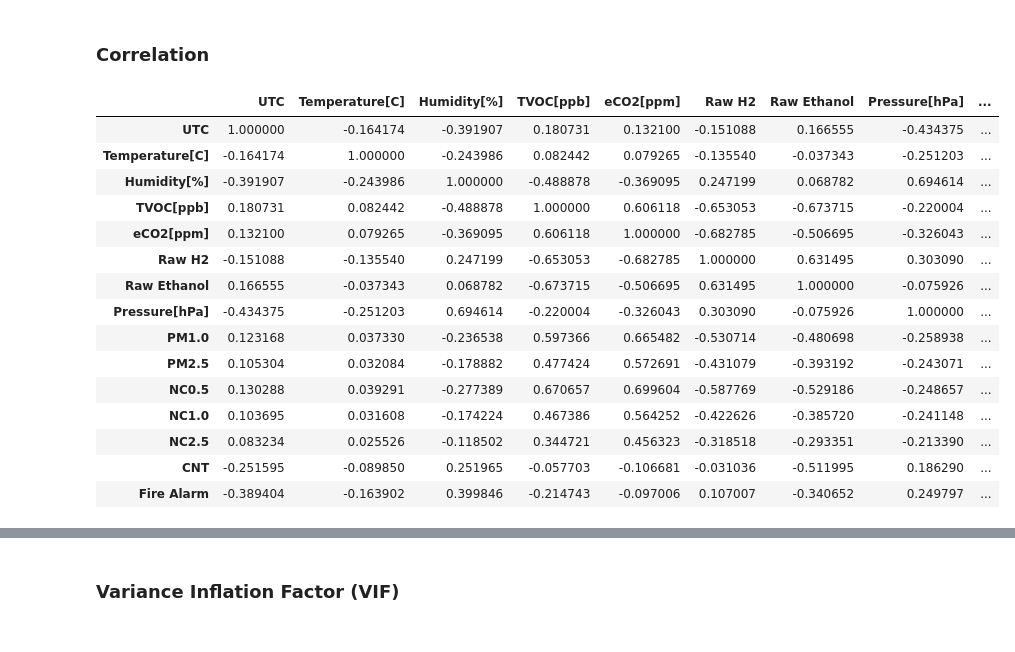
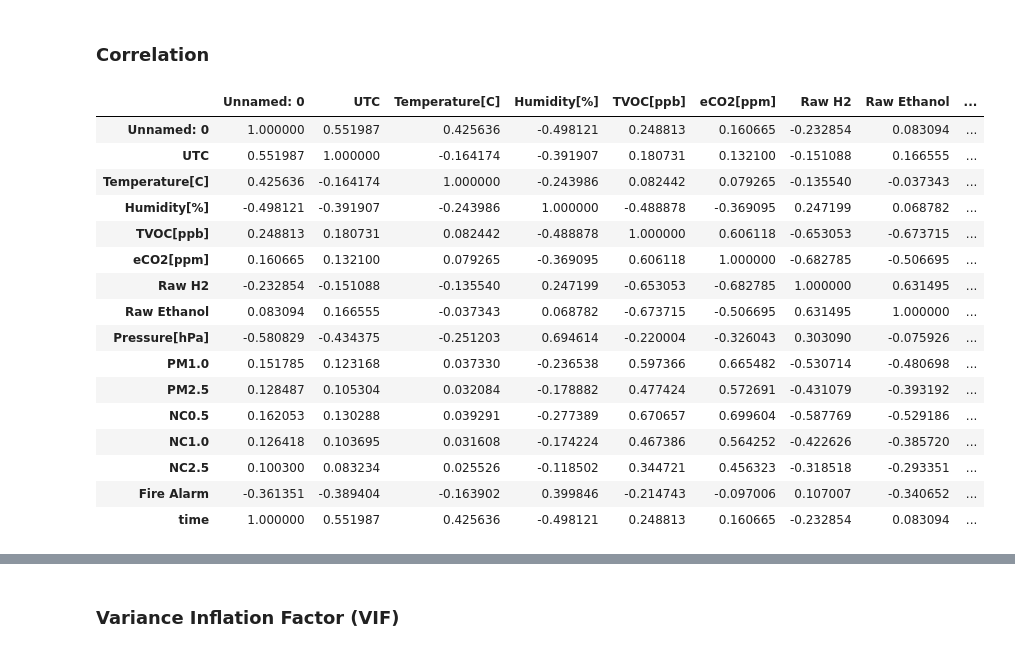
Before and after one commit to katie-q-ch/smoke-detector-project, a Jupyter notebook: SmokeDectector.ipynb, the cells around one changed output, grey strips where cells are left out. Cells and saved outputs as stored; diff of their text form; code cells hidden in the pictures.

```diff
--- a/SmokeDectector.ipynb
+++ b/SmokeDectector.ipynb
@@ -57,6 +84,7 @@ The dataset features in detail:
 # %%
-df_all = pd.read_csv("smoke_detection_iot.csv")
-df_all
+# First we load the data into a pandas df and do some initial discoveries
+df_smoke_detection= pd.read_csv ("smoke_detection_iot.csv")
+df_smoke_detection.head()
 # %% [output]
 |  | Unnamed: 0 | UTC | Temperature[C] | Humidity[%] | TVOC[ppb] | eCO2[ppm] | Raw H2 | Raw Ethanol | ... |
 | 0 | 0 | 1654733331 | 20.000 | 57.36 | 0 | 400 | 12306 | 18520 | ... |
@@ -76,0 +99,8 @@ df = df_all.drop(['Unnamed: 0'], axis=1)
+# %%
+#convert datetime to epoch/unix time
+df_smoke_detection['time_diff'] = 1
+df_smoke_detection['time'] =df_smoke_detection.time_diff.cumsum()
+# Delete columns with no significance
+df_smoke_detection.pop('time_diff')
+df_smoke_detection.pop('CNT')
+df_smoke_detection.head()
@@ -117,0 +134,10 @@ df.describe().transpose()
+# %%
+#convert all int variables to float
+df_smoke_detection['TVOC[ppb]']=df_smoke_detection['TVOC[ppb]'].astype('float64')
+df_smoke_detection['eCO2[ppm]']=df_smoke_detection['eCO2[ppm]'].astype('float64')
+df_smoke_detection['Raw H2']=df_smoke_detection['Raw H2'].astype('float64')
+df_smoke_detection['Raw Ethanol']=df_smoke_detection['Raw Ethanol'].astype('float64')
+df_smoke_detection['Fire Alarm']=df_smoke_detection['Fire Alarm'].astype('float64')
+df_smoke_detection['time']=df_smoke_detection['time'].astype('float64')
+
+df_smoke_detection.dtypes
@@ -154,22 +224,23 @@ df.duplicated().sum()
 # %% [markdown]
 ### Correlation
 # %%
-df.corr()
+df_smoke_detection.corr()
 # %% [output]
-|  | UTC | Temperature[C] | Humidity[%] | TVOC[ppb] | eCO2[ppm] | Raw H2 | Raw Ethanol | Pressure[hPa] | ... |
-| UTC | 1.000000 | -0.164174 | -0.391907 | 0.180731 | 0.132100 | -0.151088 | 0.166555 | -0.434375 | ... |
-| Temperature[C] | -0.164174 | 1.000000 | -0.243986 | 0.082442 | 0.079265 | -0.135540 | -0.037343 | -0.251203 | ... |
-| Humidity[%] | -0.391907 | -0.243986 | 1.000000 | -0.488878 | -0.369095 | 0.247199 | 0.068782 | 0.694614 | ... |
-| TVOC[ppb] | 0.180731 | 0.082442 | -0.488878 | 1.000000 | 0.606118 | -0.653053 | -0.673715 | -0.220004 | ... |
-| eCO2[ppm] | 0.132100 | 0.079265 | -0.369095 | 0.606118 | 1.000000 | -0.682785 | -0.506695 | -0.326043 | ... |
-| Raw H2 | -0.151088 | -0.135540 | 0.247199 | -0.653053 | -0.682785 | 1.000000 | 0.631495 | 0.303090 | ... |
-| Raw Ethanol | 0.166555 | -0.037343 | 0.068782 | -0.673715 | -0.506695 | 0.631495 | 1.000000 | -0.075926 | ... |
-| Pressure[hPa] | -0.434375 | -0.251203 | 0.694614 | -0.220004 | -0.326043 | 0.303090 | -0.075926 | 1.000000 | ... |
-| PM1.0 | 0.123168 | 0.037330 | -0.236538 | 0.597366 | 0.665482 | -0.530714 | -0.480698 | -0.258938 | ... |
-| PM2.5 | 0.105304 | 0.032084 | -0.178882 | 0.477424 | 0.572691 | -0.431079 | -0.393192 | -0.243071 | ... |
-| NC0.5 | 0.130288 | 0.039291 | -0.277389 | 0.670657 | 0.699604 | -0.587769 | -0.529186 | -0.248657 | ... |
-| NC1.0 | 0.103695 | 0.031608 | -0.174224 | 0.467386 | 0.564252 | -0.422626 | -0.385720 | -0.241148 | ... |
-| NC2.5 | 0.083234 | 0.025526 | -0.118502 | 0.344721 | 0.456323 | -0.318518 | -0.293351 | -0.213390 | ... |
-| CNT | -0.251595 | -0.089850 | 0.251965 | -0.057703 | -0.106681 | -0.031036 | -0.511995 | 0.186290 | ... |
-| Fire Alarm | -0.389404 | -0.163902 | 0.399846 | -0.214743 | -0.097006 | 0.107007 | -0.340652 | 0.249797 | ... |
+|  | Unnamed: 0 | UTC | Temperature[C] | Humidity[%] | TVOC[ppb] | eCO2[ppm] | Raw H2 | Raw Ethanol | ... |
+| Unnamed: 0 | 1.000000 | 0.551987 | 0.425636 | -0.498121 | 0.248813 | 0.160665 | -0.232854 | 0.083094 | ... |
+| UTC | 0.551987 | 1.000000 | -0.164174 | -0.391907 | 0.180731 | 0.132100 | -0.151088 | 0.166555 | ... |
+| Temperature[C] | 0.425636 | -0.164174 | 1.000000 | -0.243986 | 0.082442 | 0.079265 | -0.135540 | -0.037343 | ... |
+| Humidity[%] | -0.498121 | -0.391907 | -0.243986 | 1.000000 | -0.488878 | -0.369095 | 0.247199 | 0.068782 | ... |
+| TVOC[ppb] | 0.248813 | 0.180731 | 0.082442 | -0.488878 | 1.000000 | 0.606118 | -0.653053 | -0.673715 | ... |
+| eCO2[ppm] | 0.160665 | 0.132100 | 0.079265 | -0.369095 | 0.606118 | 1.000000 | -0.682785 | -0.506695 | ... |
+| Raw H2 | -0.232854 | -0.151088 | -0.135540 | 0.247199 | -0.653053 | -0.682785 | 1.000000 | 0.631495 | ... |
+| Raw Ethanol | 0.083094 | 0.166555 | -0.037343 | 0.068782 | -0.673715 | -0.506695 | 0.631495 | 1.000000 | ... |
+| Pressure[hPa] | -0.580829 | -0.434375 | -0.251203 | 0.694614 | -0.220004 | -0.326043 | 0.303090 | -0.075926 | ... |
+| PM1.0 | 0.151785 | 0.123168 | 0.037330 | -0.236538 | 0.597366 | 0.665482 | -0.530714 | -0.480698 | ... |
+| PM2.5 | 0.128487 | 0.105304 | 0.032084 | -0.178882 | 0.477424 | 0.572691 | -0.431079 | -0.393192 | ... |
+| NC0.5 | 0.162053 | 0.130288 | 0.039291 | -0.277389 | 0.670657 | 0.699604 | -0.587769 | -0.529186 | ... |
+| NC1.0 | 0.126418 | 0.103695 | 0.031608 | -0.174224 | 0.467386 | 0.564252 | -0.422626 | -0.385720 | ... |
+| NC2.5 | 0.100300 | 0.083234 | 0.025526 | -0.118502 | 0.344721 | 0.456323 | -0.318518 | -0.293351 | ... |
+| Fire Alarm | -0.361351 | -0.389404 | -0.163902 | 0.399846 | -0.214743 | -0.097006 | 0.107007 | -0.340652 | ... |
+| time | 1.000000 | 0.551987 | 0.425636 | -0.498121 | 0.248813 | 0.160665 | -0.232854 | 0.083094 | ... |
 # %%
```
Also changed, not shown: parts of 92 cells of this notebook, 7 other files.
